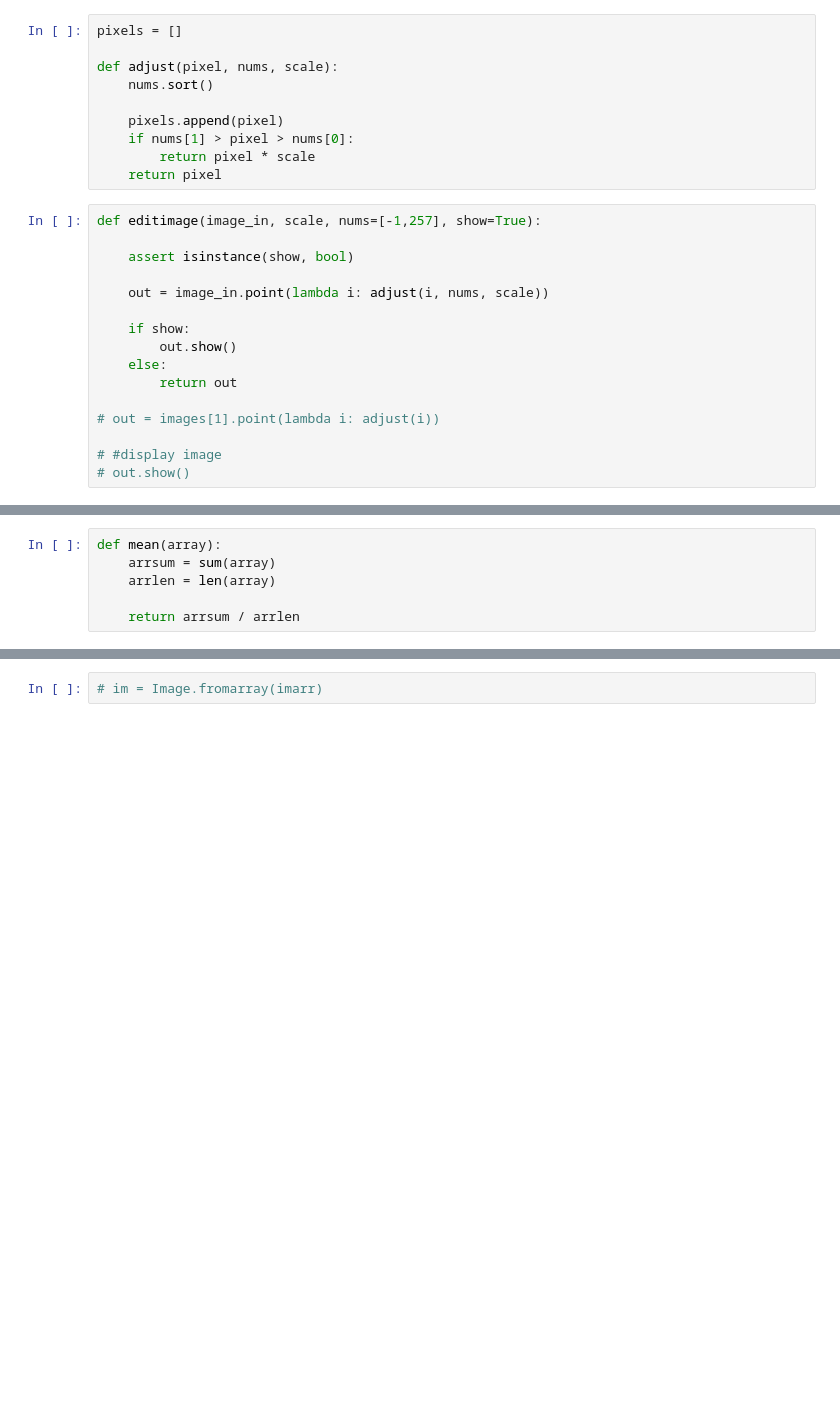
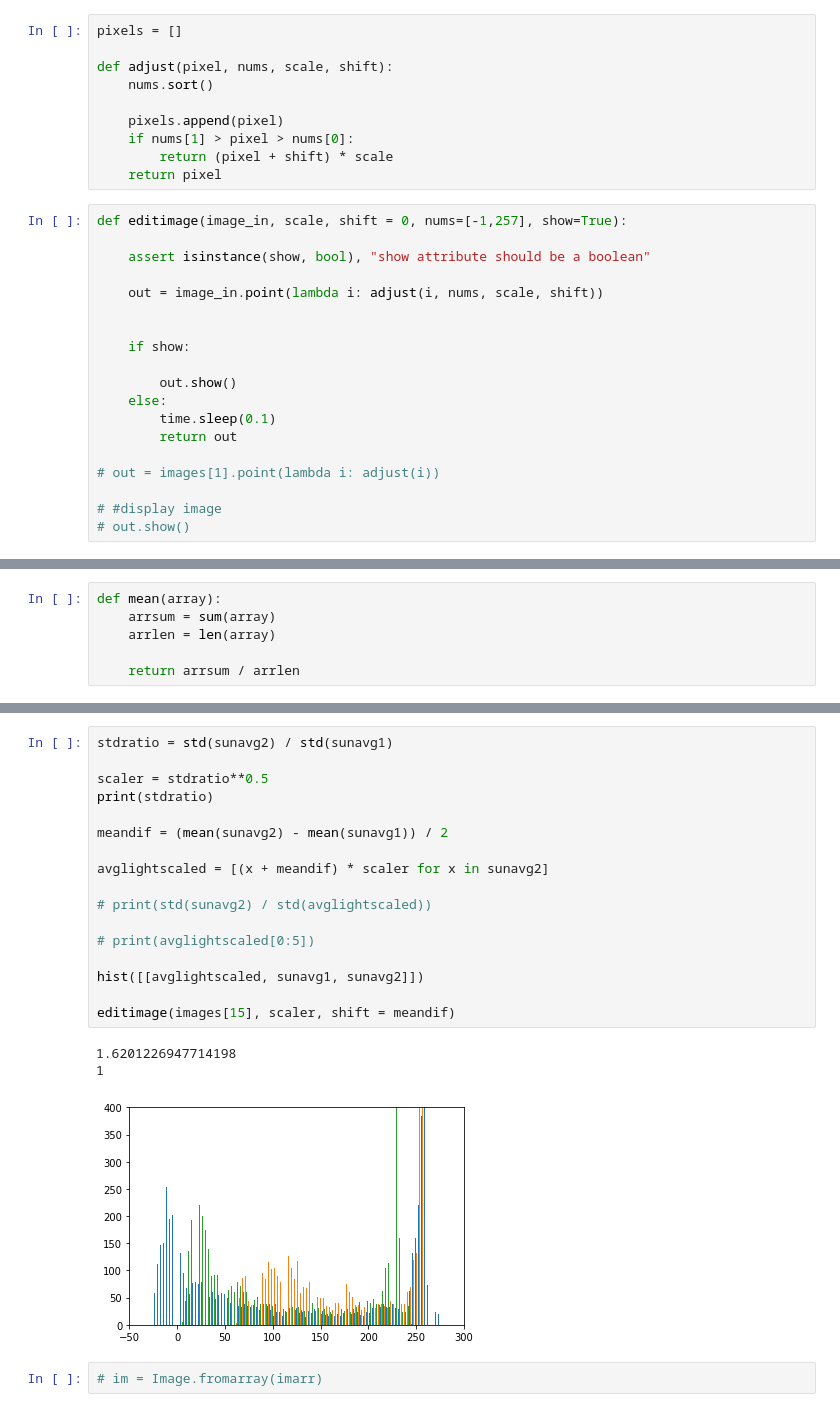
Before and after one commit to vc64/pylapse, a Jupyter notebook: imageedit.ipynb, the cells around one changed output, grey strips where cells are left out. Saved outputs shown, nothing was run; the diff lists cells and outputs as text; blank space fills up the shorter version.

```diff
--- a/imageedit.ipynb
+++ b/imageedit.ipynb
@@ -247,23 +340,26 @@ hist([avglighta, avglightm, avglightn, avglights])
 # %%
 pixels = []
 
-def adjust(pixel, nums, scale):
+def adjust(pixel, nums, scale, shift):
     nums.sort()
 
     pixels.append(pixel)
     if nums[1] > pixel > nums[0]:
-        return pixel * scale
+        return (pixel + shift) * scale
     return pixel
 # %%
-def editimage(image_in, scale, nums=[-1,257], show=True):
+def editimage(image_in, scale, shift = 0, nums=[-1,257], show=True):
 
-    assert isinstance(show, bool)
+    assert isinstance(show, bool), "show attribute should be a boolean"
 
-    out = image_in.point(lambda i: adjust(i, nums, scale))
+    out = image_in.point(lambda i: adjust(i, nums, scale, shift))
+
 
     if show:
+
         out.show()
     else:
+        time.sleep(0.1)
         return out
 
 # out = images[1].point(lambda i: adjust(i))
@@ -568,2 +587,23 @@ array([45, 22, 16], dtype=uint8)
+# %%
+stdratio = std(sunavg2) / std(sunavg1)
+
+scaler = stdratio**0.5
+print(stdratio)
+
+meandif = (mean(sunavg2) - mean(sunavg1)) / 2
+
+avglightscaled = [(x + meandif) * scaler for x in sunavg2]
+
+# print(std(sunavg2) / std(avglightscaled))
+
+# print(avglightscaled[0:5])
+
+hist([[avglightscaled, sunavg1, sunavg2]])
+
+editimage(images[15], scaler, shift = meandif)
+# %% [output]
+1.6201226947714198
+1
+[figure, added]
 # %%
 # im = Image.fromarray(imarr)
```
Also changed, not shown: parts of 54 cells of this notebook.
